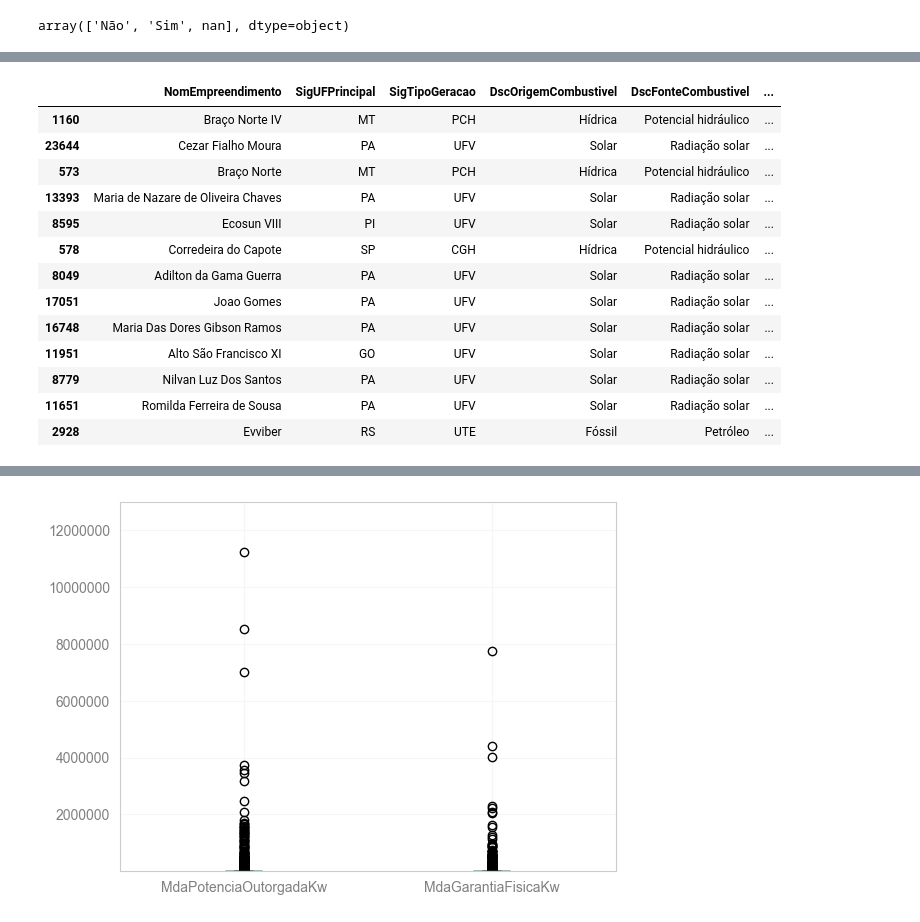
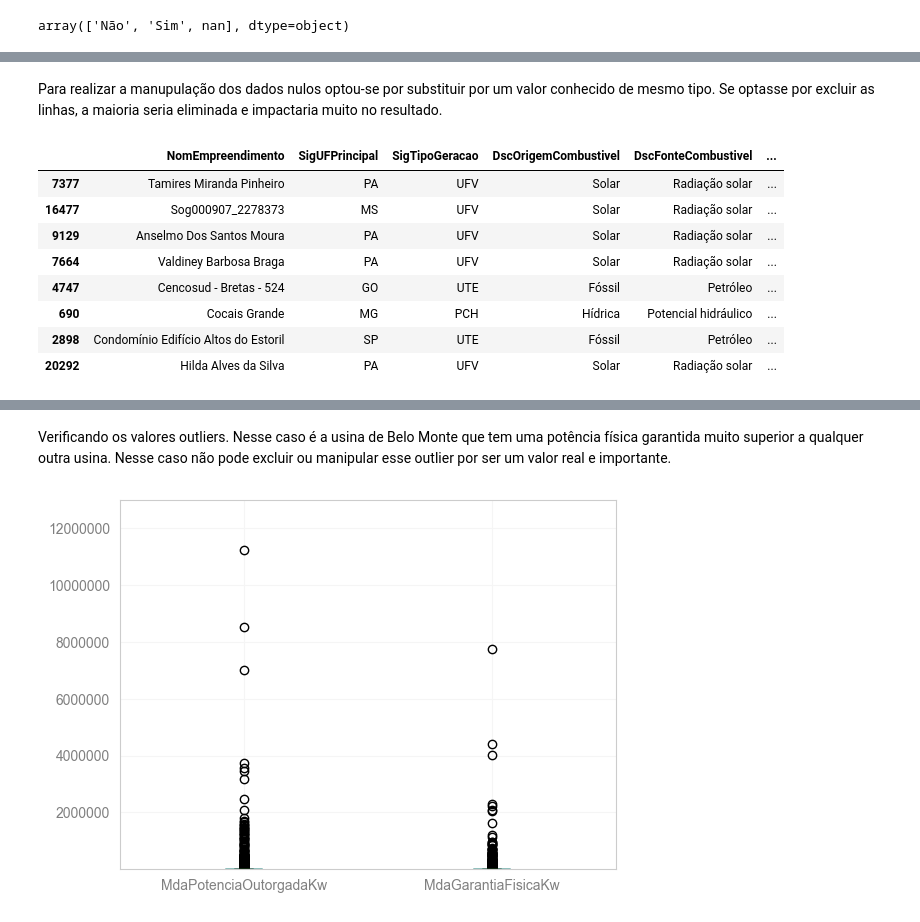
Before and after one commit to lpfnascimento/eda-brasilian-energy-matrix, a Jupyter notebook: TG-aneel-energia.ipynb, the cells around one changed output, grey strips where cells are left out. Drawn from its saved outputs; the diff is of its cells as text; code cells hidden in the pictures.

```diff
--- a/TG-aneel-energia.ipynb
+++ b/TG-aneel-energia.ipynb
@@ -167,0 +195,2 @@ df['DatFimVigencia'] = pd.to_datetime(df['DatFimVigencia'], format='%Y/%m/%d')
+# %%
+df = df[df['DscFaseUsina'].str.lower() == 'operação']
@@ -227,3 +252,5 @@ array(['2000-07-07T00:00:00.000000000', '2000-08-31T00:00:00.000000000',
+# %% [markdown]
+Para realizar a manupulação dos dados nulos optou-se por substituir por um valor conhecido de mesmo tipo. Se optasse por excluir as linhas, a maioria seria eliminada e impactaria muito no resultado.
 # %%
 #usando metodo loc para subistituir NaN por valores padrões; Foi escolhido valores similiares ao tipo de dados.
 df.loc[df['IdcGeracaoQualificada'].isnull(),'IdcGeracaoQualificada']= 'Other'
@@ -232,20 +259,15 @@ df.loc[df['DatFimVigencia'].isnull(),'DatFimVigencia']= '2023-01-01'
 df.loc[df['DscSubBacia'].isnull(),'DscSubBacia']= '00 - sem identificacao'
 # %%
 #pode-se ver que foi substituido os NaN por valores padrões
-df.sample(13)
+df.sample(8)
 # %% [output]
 |  | NomEmpreendimento | SigUFPrincipal | SigTipoGeracao | DscOrigemCombustivel | DscFonteCombustivel | ... |
-| 1160 | Braço Norte IV | MT | PCH | Hídrica | Potencial hidráulico | ... |
-| 23644 | Cezar Fialho Moura | PA | UFV | Solar | Radiação solar | ... |
-| 573 | Braço Norte | MT | PCH | Hídrica | Potencial hidráulico | ... |
-| 13393 | Maria de Nazare de Oliveira Chaves | PA | UFV | Solar | Radiação solar | ... |
-| 8595 | Ecosun VIII | PI | UFV | Solar | Radiação solar | ... |
-| 578 | Corredeira do Capote | SP | CGH | Hídrica | Potencial hidráulico | ... |
-| 8049 | Adilton da Gama Guerra | PA | UFV | Solar | Radiação solar | ... |
-| 17051 | Joao Gomes | PA | UFV | Solar | Radiação solar | ... |
-| 16748 | Maria Das Dores Gibson Ramos | PA | UFV | Solar | Radiação solar | ... |
-| 11951 | Alto São Francisco XI | GO | UFV | Solar | Radiação solar | ... |
-| 8779 | Nilvan Luz Dos Santos | PA | UFV | Solar | Radiação solar | ... |
-| 11651 | Romilda Ferreira de Sousa | PA | UFV | Solar | Radiação solar | ... |
-| 2928 | Evviber | RS | UTE | Fóssil | Petróleo | ... |
+| 7377 | Tamires Miranda Pinheiro | PA | UFV | Solar | Radiação solar | ... |
+| 16477 | Sog000907_2278373 | MS | UFV | Solar | Radiação solar | ... |
+| 9129 | Anselmo Dos Santos Moura | PA | UFV | Solar | Radiação solar | ... |
+| 7664 | Valdiney Barbosa Braga | PA | UFV | Solar | Radiação solar | ... |
+| 4747 | Cencosud - Bretas - 524 | GO | UTE | Fóssil | Petróleo | ... |
+| 690 | Cocais Grande | MG | PCH | Hídrica | Potencial hidráulico | ... |
+| 2898 | Condomínio Edifício Altos do Estoril | SP | UTE | Fóssil | Petróleo | ... |
+| 20292 | Hilda Alves da Silva | PA | UFV | Solar | Radiação solar | ... |
 # %%
@@ -269,6 +291,8 @@ CodCEG                          0
 IdcGeracaoQualificada           0
 DatGeracaoConjuntoDados         0
 dtype: int64
+# %% [markdown]
+Verificando os valores outliers. Nesse caso é a usina de Belo Monte que tem uma potência física garantida muito superior a qualquer outra usina. Nesse caso não pode excluir ou manipular esse outlier por ser um valor real e importante.
 # %%
 #outlier
 ax = df.boxplot(column=['MdaPotenciaOutorgadaKw','MdaGarantiaFisicaKw'])
```
Also changed, not shown: parts of 43 cells of this notebook.
